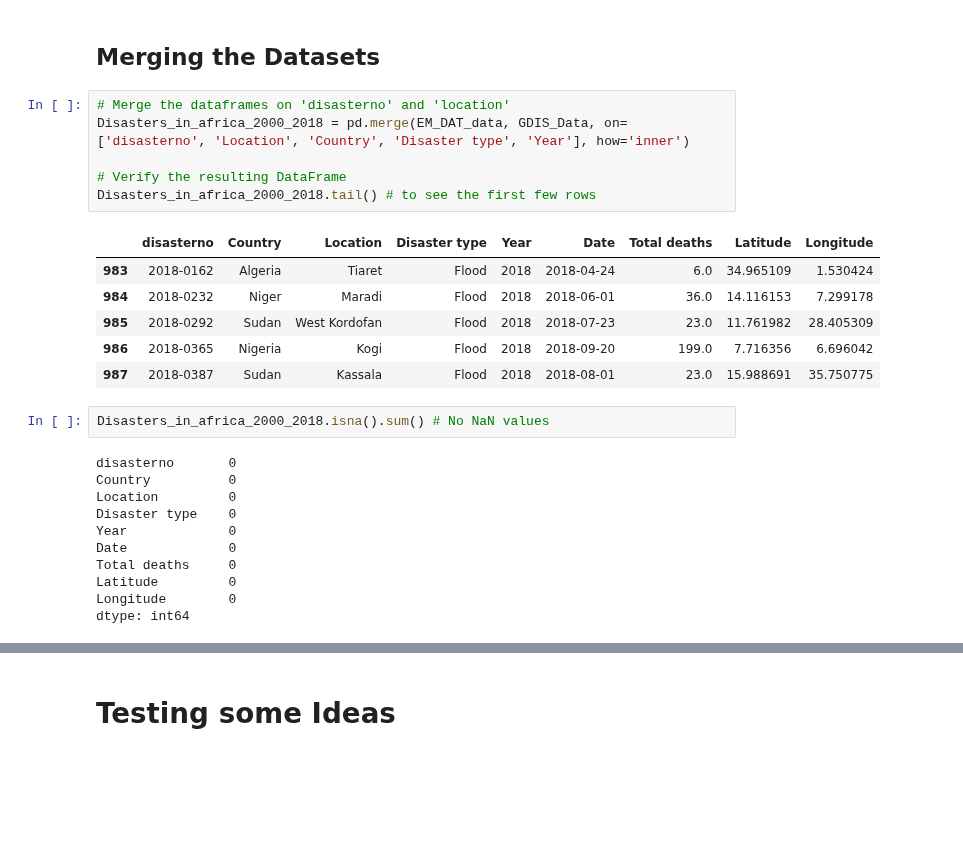
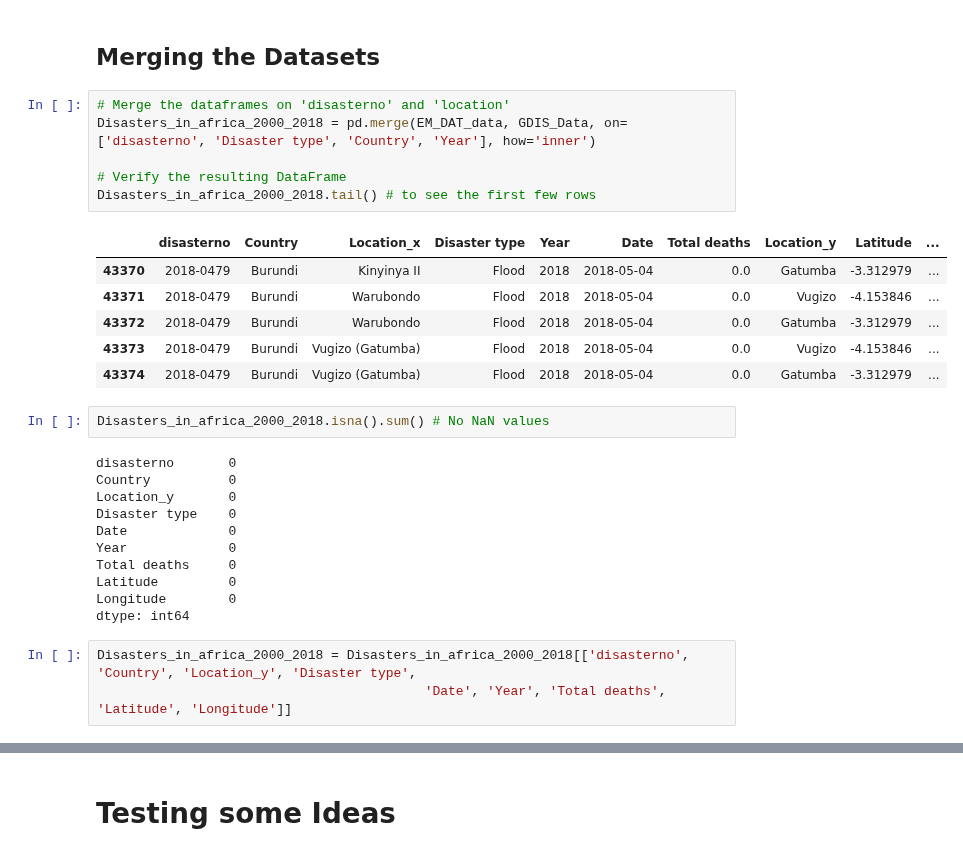
Before and after one commit to 0xpix/CERI-Project, a Jupyter notebook: notebooks/EDA.ipynb, the cells around one changed output, grey strips where cells are left out. Saved outputs shown, nothing was run; the diff lists cells and outputs as text; blank space fills up the shorter version.

```diff
--- a/notebooks/EDA.ipynb
+++ b/notebooks/EDA.ipynb
@@ -517,27 +517,30 @@ compare_disaster_frequency(EM_DAT_data, GDIS_Data, disaster_filter)
 ## Merging the Datasets
 # %%
 # Merge the dataframes on 'disasterno' and 'location'
-Disasters_in_africa_2000_2018 = pd.merge(EM_DAT_data, GDIS_Data, on=['disasterno', 'Location', 'Country', 'Disaster type', 'Year'], how='inner')
+Disasters_in_africa_2000_2018 = pd.merge(EM_DAT_data, GDIS_Data, on=['disasterno', 'Disaster type', 'Country', 'Year'], how='inner')
 
 # Verify the resulting DataFrame
 Disasters_in_africa_2000_2018.tail() # to see the first few rows
 # %% [output]
-|  | disasterno | Country | Location | Disaster type | Year | Date | Total deaths | Latitude | Longitude |
-| 983 | 2018-0162 | Algeria | Tiaret | Flood | 2018 | 2018-04-24 | 6.0 | 34.965109 | 1.530424 |
-| 984 | 2018-0232 | Niger | Maradi | Flood | 2018 | 2018-06-01 | 36.0 | 14.116153 | 7.299178 |
-| 985 | 2018-0292 | Sudan | West Kordofan | Flood | 2018 | 2018-07-23 | 23.0 | 11.761982 | 28.405309 |
-| 986 | 2018-0365 | Nigeria | Kogi | Flood | 2018 | 2018-09-20 | 199.0 | 7.716356 | 6.696042 |
-| 987 | 2018-0387 | Sudan | Kassala | Flood | 2018 | 2018-08-01 | 23.0 | 15.988691 | 35.750775 |
+|  | disasterno | Country | Location_x | Disaster type | Year | Date | Total deaths | Location_y | Latitude | ... |
+| 43370 | 2018-0479 | Burundi | Kinyinya II | Flood | 2018 | 2018-05-04 | 0.0 | Gatumba | -3.312979 | ... |
+| 43371 | 2018-0479 | Burundi | Warubondo | Flood | 2018 | 2018-05-04 | 0.0 | Vugizo | -4.153846 | ... |
+| 43372 | 2018-0479 | Burundi | Warubondo | Flood | 2018 | 2018-05-04 | 0.0 | Gatumba | -3.312979 | ... |
+| 43373 | 2018-0479 | Burundi | Vugizo (Gatumba) | Flood | 2018 | 2018-05-04 | 0.0 | Vugizo | -4.153846 | ... |
+| 43374 | 2018-0479 | Burundi | Vugizo (Gatumba) | Flood | 2018 | 2018-05-04 | 0.0 | Gatumba | -3.312979 | ... |
 # %%
 Disasters_in_africa_2000_2018.isna().sum() # No NaN values
 # %% [output]
 disasterno       0
 Country          0
-Location         0
+Location_y       0
 Disaster type    0
+Date             0
 Year             0
-Date             0
 Total deaths     0
 Latitude         0
 Longitude        0
 dtype: int64
+# %%
+Disasters_in_africa_2000_2018 = Disasters_in_africa_2000_2018[['disasterno', 'Country', 'Location_y', 'Disaster type',
+                                          'Date', 'Year', 'Total deaths',  'Latitude', 'Longitude']]
```
Also changed, not shown: parts of 7 cells of this notebook.
